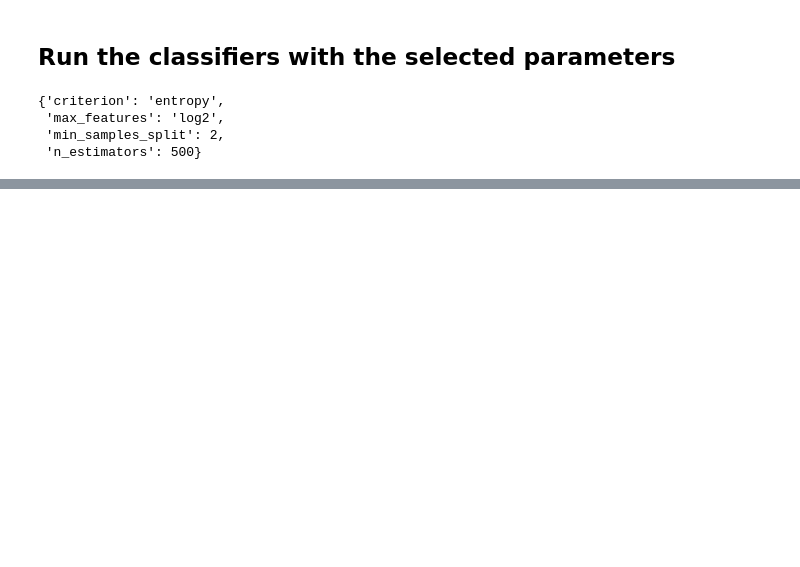
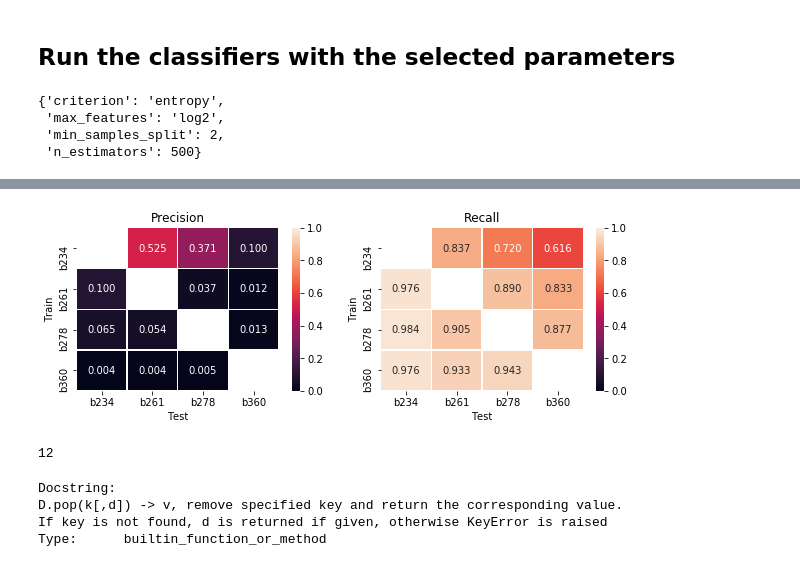
Before and after one commit to leliel12/How-far-can-we-can-go, a Jupyter notebook: 12_kfolds.ipynb, the cells around one changed output, grey strips where cells are left out. Drawn from its saved outputs; the diff is of its cells as text; code cells hidden in the pictures; blank space fills up the shorter version.

```diff
--- a/12_kfolds.ipynb
+++ b/12_kfolds.ipynb
@@ -230,0 +349,59 @@ fig.tight_layout()
+# %%
+def as_df(data):
+    rows, tiles = [], sorted(list(data.keys()))
+    for rname in tiles:
+        row = data[rname].copy()
+        row.update({"Train": rname})
+        rows.append(row)
+    df = pd.DataFrame(rows)
+    df = df.set_index("Train")[tiles]
+    return df
+
+def heatmap(ax, results):
+    cmap = sns.cm.rocket
+
+    fix_recall, fix_precs = {}, {}
+    for r in results:
+        train_name, test_name = r["train_name"], r["test_name"]
+        kfold_thrs = r["kfold_thrs"]
+
+        if train_name not in fix_recall:
+            fix_recall[train_name] = {}
+            fix_precs[train_name] = {}
+
+        precs, recalls, probs = r.prec_rec_curve
+
+        idx = nearest(probs, kfold_thrs)
+
+        fix_recall[train_name][test_name] = recalls[idx]
+        fix_precs[train_name][test_name] = precs[idx]
+
+    fix_precs = as_df(fix_precs)
+    fix_recall = as_df(fix_recall)
+
+    sns.heatmap(fix_precs, annot=True, fmt='.3f',  linewidths=.5, ax=ax[0], cmap=cmap, center=.5, vmin=0., vmax=1.)
+    ax[0].set_xlabel("Test")
+    ax[0].set_title(u"Precision")
+
+    sns.heatmap(fix_recall, annot=True, fmt='.3f', linewidths=.5, ax=ax[1], cmap=cmap, center=.5, vmin=0., vmax=1.)
+    ax[1].set_xlabel("Test")
+    ax[1].set_title(u"Recall")
+
+fig, axes = plt.subplots(1, 2, figsize=(10, 3))
+
+
+heatmap(axes, results)
+# axs[0].set_ylabel(f"{rname}\n{axs[0].get_ylabel()}")
+# %% [output]
+[figure, added]
+# %%
+len(results)
+# %% [output]
+12
+# %%
+colors.pop?
+# %% [output]
+Docstring:
+D.pop(k[,d]) -> v, remove specified key and return the corresponding value.
+If key is not found, d is returned if given, otherwise KeyError is raised
+Type:      builtin_function_or_method
```
Also changed, not shown: parts of 12 cells of this notebook, 4 other files.
